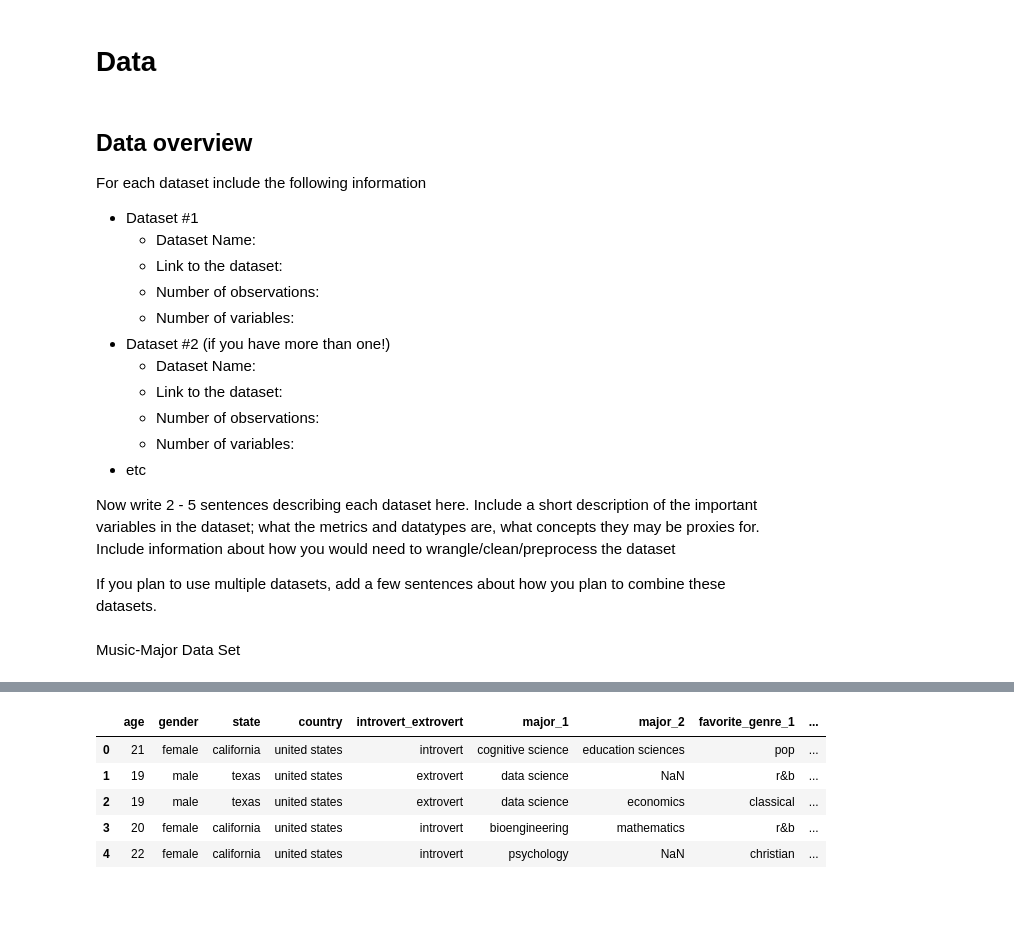
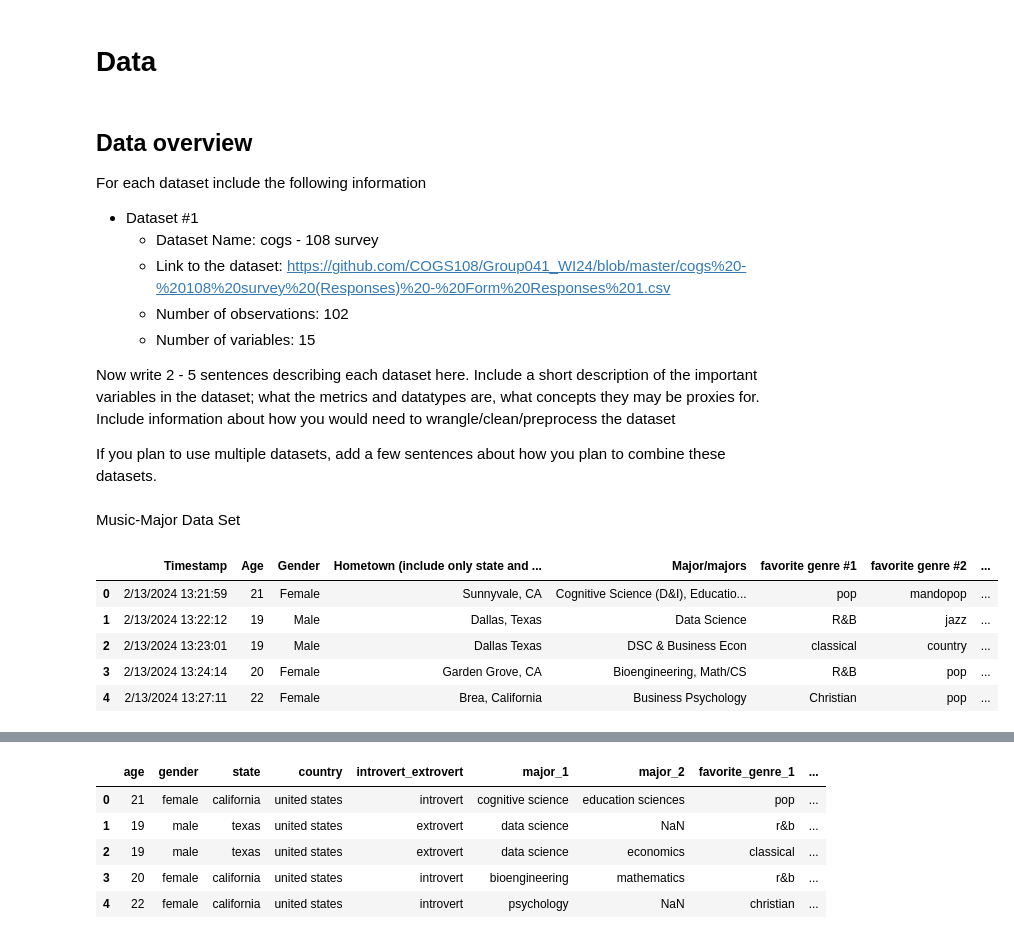
Before and after one commit to ninaahong/COGS108, a Jupyter notebook: DataCheckpoint_Group041_WI24.ipynb, the cells around one changed output, grey strips where cells are left out. Cells and saved outputs as stored; diff of their text form; code cells hidden in the pictures; blank space fills up the shorter version.

Commit message:
Edited Data Section

```diff
--- a/DataCheckpoint_Group041_WI24.ipynb
+++ b/DataCheckpoint_Group041_WI24.ipynb
@@ -47,16 +47,10 @@ We predict that there will be a correlation between music preference and college
 
 For each dataset include the following information
 - Dataset #1
-  - Dataset Name:
-  - Link to the dataset:
-  - Number of observations:
-  - Number of variables:
-- Dataset #2 (if you have more than one!)
-  - Dataset Name:
-  - Link to the dataset:
-  - Number of observations:
-  - Number of variables:
-- etc
+  - Dataset Name: cogs - 108 survey
+  - Link to the dataset: https://github.com/COGS108/Group041_WI24/blob/master/cogs%20-%20108%20survey%20(Responses)%20-%20Form%20Responses%201.csv
+  - Number of observations: 102
+  - Number of variables: 15
 
 Now write 2 - 5 sentences describing each dataset here. Include a short description of the important variables in the dataset; what the metrics and datatypes are, what concepts they may be proxies for. Include information about how you would need to wrangle/clean/preprocess the dataset
 
@@ -66,12 +60,22 @@ Music-Major Data Set
 # %%
 ## YOUR CODE TO LOAD/CLEAN/TIDY/WRANGLE THE DATA GOES HERE
 ## FEEL FREE TO ADD MULTIPLE CELLS PER SECTION
 
 ##MAKE SURE TO INCLUDE HERE ANY OTHER IMPORTS YOU MIGHT NEED WE CAN NEED
 import pandas as pd
 import numpy as np
 
 survey=pd.read_csv('cogs - 108 survey (Responses) - Form Responses 1.csv')
+
+# Take a look at the first few rows of the dataset
+survey.head()
+# %% [output]
+|  | Timestamp | Age | Gender | Hometown (include only state and ... | Major/majors | favorite genre #1 | favorite genre #2 | ... |
+| 0 | 2/13/2024 13:21:59 | 21 | Female | Sunnyvale, CA | Cognitive Science (D&I), Educatio... | pop | mandopop | ... |
+| 1 | 2/13/2024 13:22:12 | 19 | Male | Dallas, Texas | Data Science | R&B | jazz | ... |
+| 2 | 2/13/2024 13:23:01 | 19 | Male | Dallas Texas | DSC & Business Econ | classical | country | ... |
+| 3 | 2/13/2024 13:24:14 | 20 | Female | Garden Grove, CA | Bioengineering, Math/CS | R&B | pop | ... |
+| 4 | 2/13/2024 13:27:11 | 22 | Female | Brea, California | Business Psychology | Christian | pop | ... |
 # %%
 ##DROP COLUMNS WE WILL NOT  USE
 survey=survey.drop(['Timestamp'],axis=1)
```
Also changed, not shown: parts of 23 cells of this notebook.
